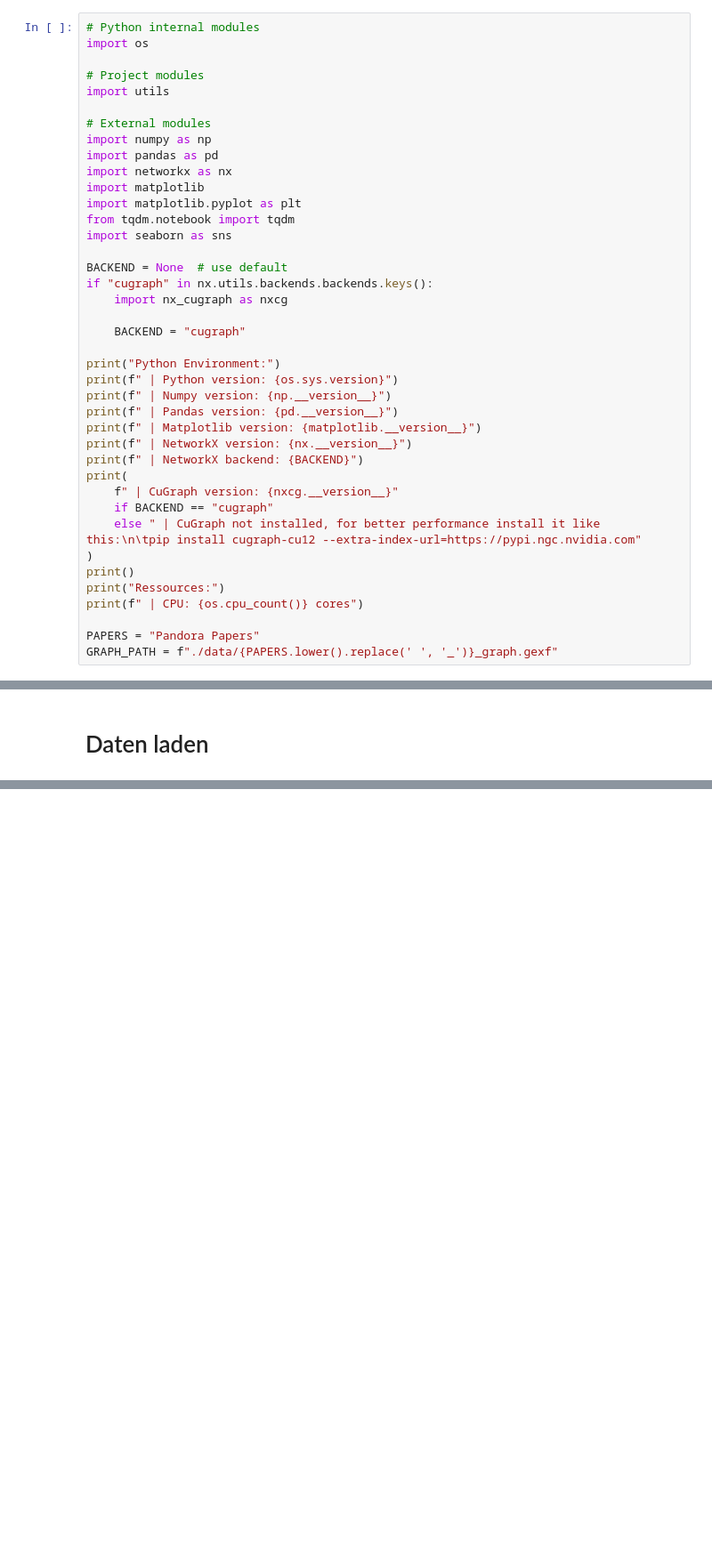
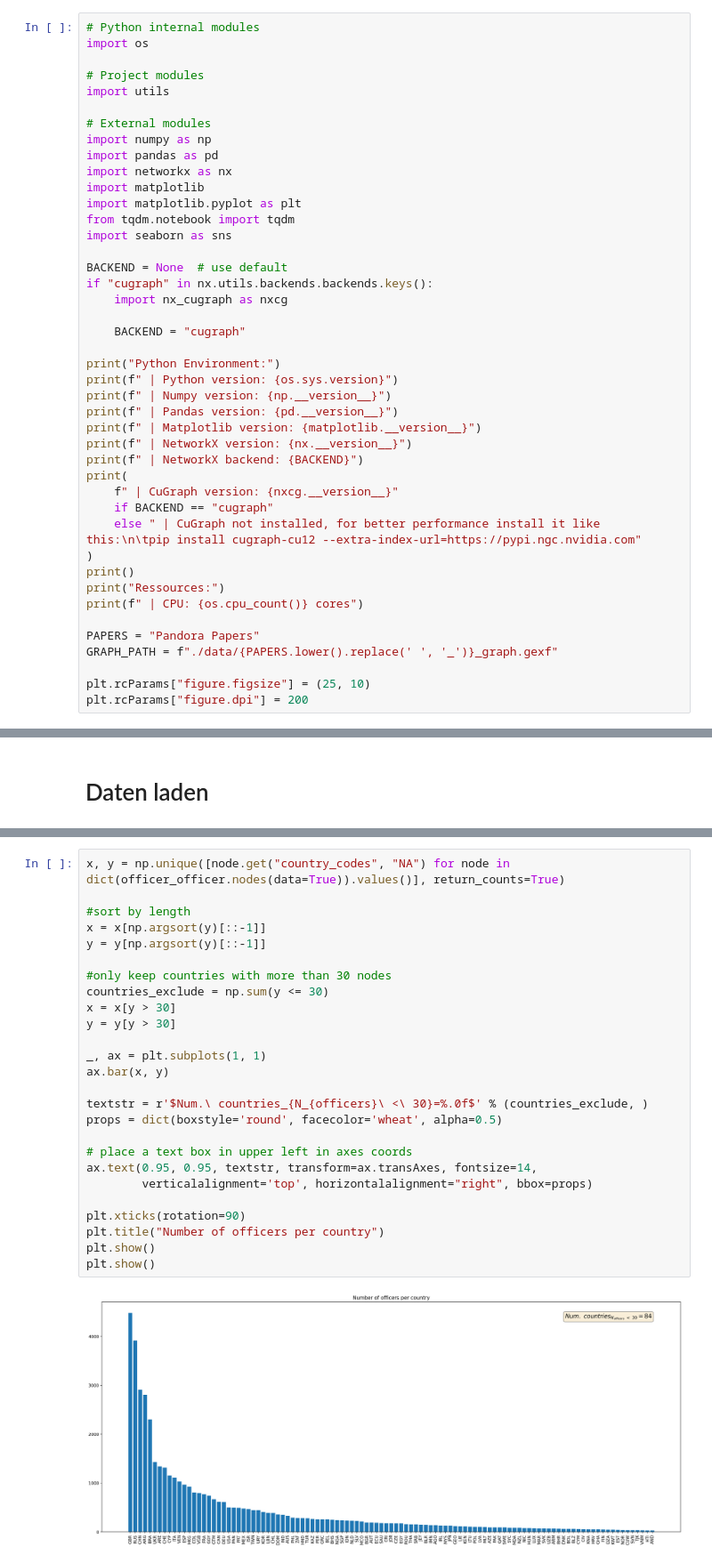
Before and after one commit to gabrieltorresgamez/fhnw-san-project, a Jupyter notebook: 03-switzerland-more-involved.ipynb, the cells around one changed output, grey strips where cells are left out. Shown at 89% size. Drawn from its saved outputs; the diff is of its cells as text; blank space fills up the shorter version.

```diff
--- a/03-switzerland-more-involved.ipynb
+++ b/03-switzerland-more-involved.ipynb
@@ -58,6 +58,9 @@ print(f" | CPU: {os.cpu_count()} cores")
 
 PAPERS = "Pandora Papers"
 GRAPH_PATH = f"./data/{PAPERS.lower().replace(' ', '_')}_graph.gexf"
+
+plt.rcParams["figure.figsize"] = (25, 10)
+plt.rcParams["figure.dpi"] = 200
 # %% [output]
 Python Environment:
  | Python version: 3.11.9 (main, May  9 2024, 10:22:36) [GCC 11.4.0]
@@ -116,0 +109,28 @@ plt.show()
+# %%
+x, y = np.unique([node.get("country_codes", "NA") for node in dict(officer_officer.nodes(data=True)).values()], return_counts=True)
+
+#sort by length
+x = x[np.argsort(y)[::-1]]
+y = y[np.argsort(y)[::-1]]
+
+#only keep countries with more than 30 nodes
+countries_exclude = np.sum(y <= 30)
+x = x[y > 30]
+y = y[y > 30]
+
+_, ax = plt.subplots(1, 1)
+ax.bar(x, y)
+
+textstr = r'$Num.\ countries_{N_{officers}\ <\ 30}=%.0f$' % (countries_exclude, )
+props = dict(boxstyle='round', facecolor='wheat', alpha=0.5)
+
+# place a text box in upper left in axes coords
+ax.text(0.95, 0.95, textstr, transform=ax.transAxes, fontsize=14,
+        verticalalignment='top', horizontalalignment="right", bbox=props)
+
+plt.xticks(rotation=90)
+plt.title("Number of officers per country")
+plt.show()
+plt.show()
+# %% [output]
+[figure, added]
```
Also changed, not shown: parts of 24 cells of this notebook, 1 other file.
